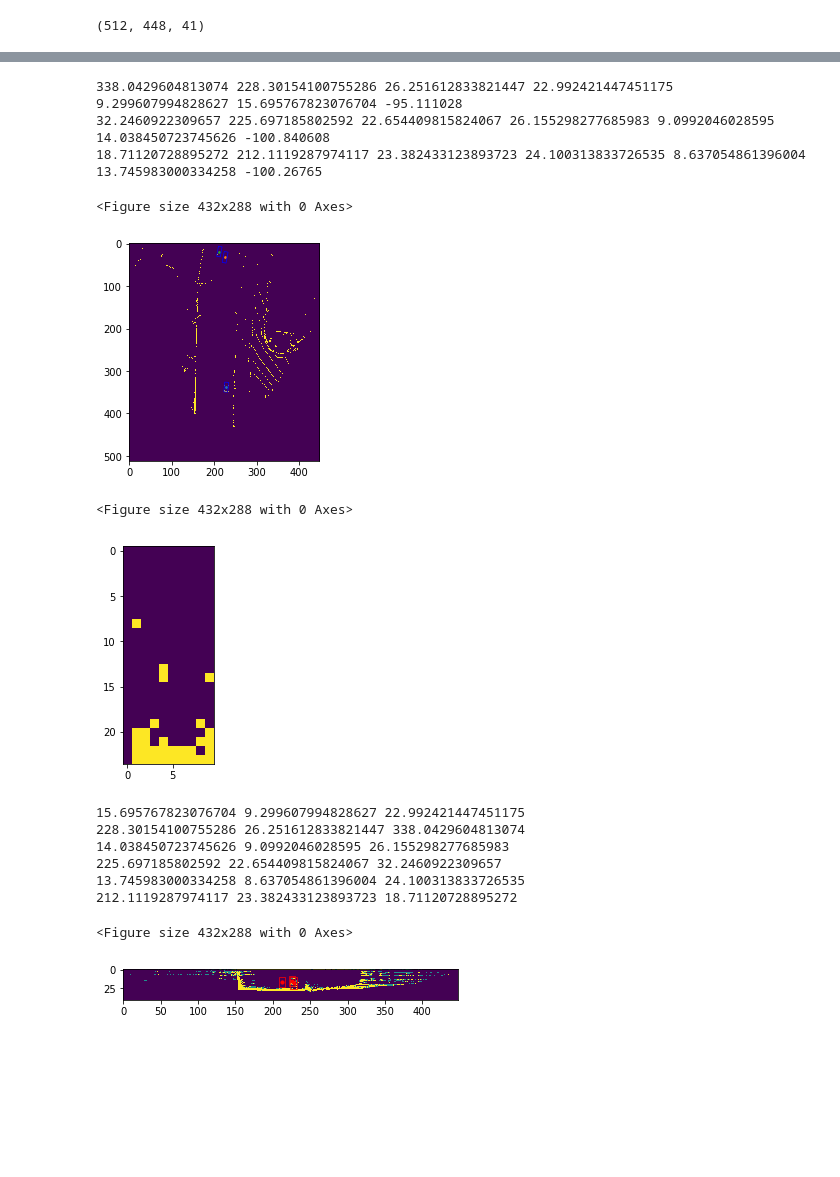
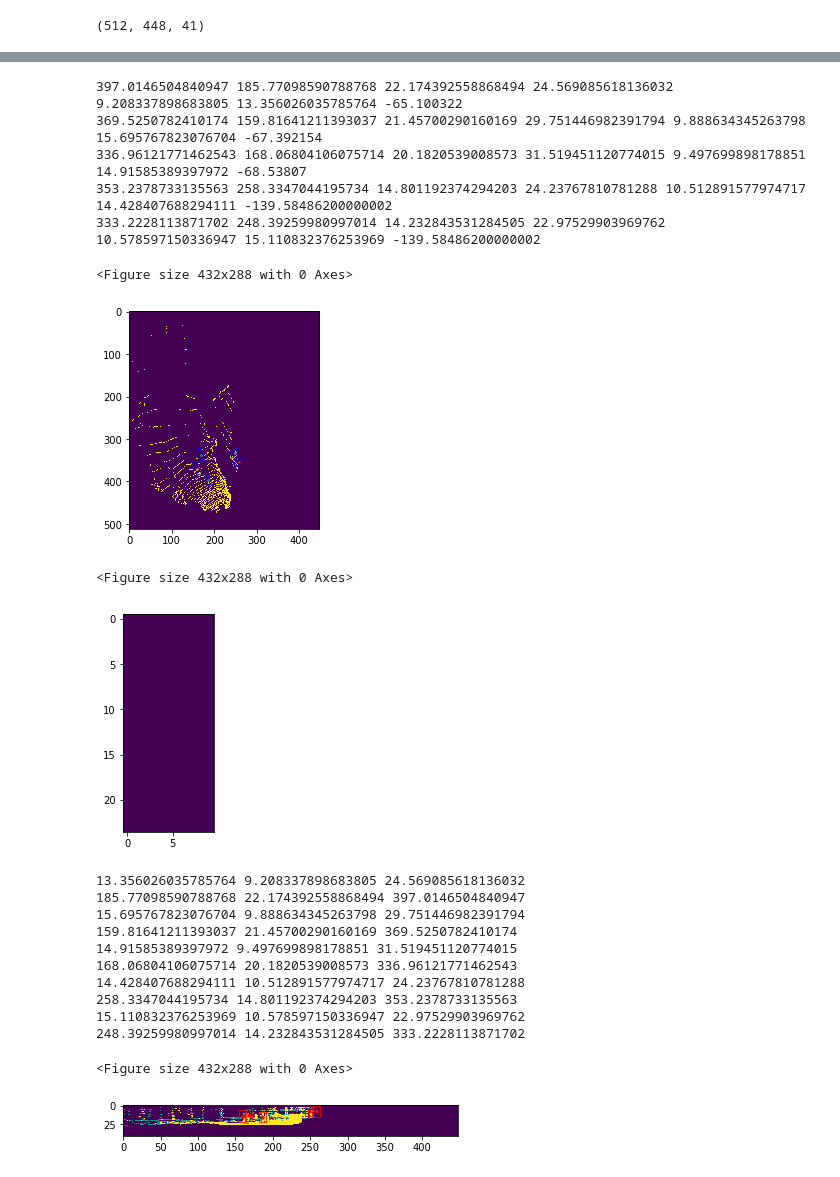
Before and after one commit to marmohamed/Multi-Modal-Fusion-For-3d-Object-Detection, a Jupyter notebook: src/Notebooks/test new data classes.ipynb, the cells around one changed output, grey strips where cells are left out. Drawn from its saved outputs; the diff is of its cells as text; code cells hidden in the pictures; blank space fills up the shorter version.

```diff
--- a/src/Notebooks/test new data classes.ipynb
+++ b/src/Notebooks/test new data classes.ipynb
@@ -64,8 +64,8 @@ def get_augmentation_parameters( training):
                     else:
                         translate_z = 0
 
-                    if np.random.random_sample() >= 0.3:
-                        ang = random.randint(-5, 5)
+                    if np.random.random_sample() >= 0.0:
+                        ang = random.randint(-50, 50)
                     else:
                         ang = 0
 
@@ -124,7 +124,7 @@ def get_augmentation_parameters( training):
         return rot, tr, sc, image_translate_x, image_translate_y, ang
 # %%
 training=True
-base_path = '/Users/apple/Desktop/Master/Data/'
+base_path = '../../../Data/'
 list_files = list(map(lambda x: x.split('.')[0], os.listdir(base_path+'/data_object_image_3/training/image_3')))
 random.seed(0)
 random.shuffle(list_files)
@@ -155,18 +155,19 @@ else:
 # %%
 i_c = 2
 # %%
-rot, tr, sc, image_translate_x, image_translate_y, ang = get_augmentation_parameters(False)
-# print(rot)
-# print(tr)
-# print(sc)
-# print(ang)
+rot, tr, sc, image_translate_x, image_translate_y, ang = get_augmentation_parameters(True)
+print(rot)
+print(tr)
+print(sc)
+print(ang)
 data_reader_obj = DataReader(list_camera_paths[i_c],
                              list_calib_paths[i_c],
                              list_label_paths[i_c],
                              list_lidar_paths[i_c],
                              rot, sc, tr, ang, image_translate_x, image_translate_y, get_actual_dims=True)
 
+# data_reader_obj.lidar_reader = LidarReader(list_lidar_paths[i_c], list_calib_paths[i_c], list_camera_paths[i_c], rot, tr, sc)
 camera_image = data_reader_obj.read_image()
 lidar_image = data_reader_obj.lidar_reader.read_lidar()
 _, label, directions = data_reader_obj.label_reader.read_label()
-# label = get_target(label, directions,  anchors=anchors)
+# label2 = get_target(label, directions,  anchors=anchors)
@@ -267,7 +270,7 @@ np.max(lidar_image), np.min(lidar_image)
 plt.clf()
 fig,ax = plt.subplots(1)
 
-img = (lidar_image*127. + 127.)
+img = (lidar_image*255. + 0.)
 
 img = np.clip(np.mean(img[:, :, 5:25], 2), 0, 1)
 
@@ -298,11 +301,13 @@ for i in range(0, len(label)):
 
 plt.show()
 # %% [output]
-338.0429604813074 228.30154100755286 26.251612833821447 22.992421447451175 9.299607994828627 15.695767823076704 -95.111028
-32.2460922309657 225.697185802592 22.654409815824067 26.155298277685983 9.0992046028595 14.038450723745626 -100.840608
-18.71120728895272 212.1119287974117 23.382433123893723 24.100313833726535 8.637054861396004 13.745983000334258 -100.26765
+397.0146504840947 185.77098590788768 22.174392558868494 24.569085618136032 9.208337898683805 13.356026035785764 -65.100322
+369.5250782410174 159.81641211393037 21.45700290160169 29.751446982391794 9.888634345263798 15.695767823076704 -67.392154
+336.96121771462543 168.06804106075714 20.1820539008573 31.519451120774015 9.497699898178851 14.91585389397972 -68.53807
+353.2378733135563 258.3347044195734 14.801192374294203 24.23767810781288 10.512891577974717 14.428407688294111 -139.58486200000002
+333.2228113871702 248.39259980997014 14.232843531284505 22.97529903969762 10.578597150336947 15.110832376253969 -139.58486200000002
 <Figure size 432x288 with 0 Axes>
-[figure, old version]
+[figure, new version]
 # %%
 plt.clf()
 fig,ax = plt.subplots(1)
@@ -314,49 +319,53 @@ ax.imshow(img)
 plt.show()
 # %% [output]
 <Figure size 432x288 with 0 Axes>
-[figure, old version]
+[figure, new version]
 # %%
 # Create figure and axes
 plt.clf()
 fig,ax = plt.subplots(1)
 
-img = (lidar_image*127. + 127.)
+img = (lidar_image*255. + 0.)
 # Display the image
 img = np.clip(np.mean(img.transpose()[:, :, :], 2), 0, 1)
 # img = cv2.resize(img, (112, 128))
 ax.imshow(img)
 
 for i in range(0, len(label)):
     l = label[i][3]
     w = label[i][4]
     h = label[i][5]
     x = label[i][0]
     y = label[i][1]
     z = label[i][2]
 
     plt.scatter(y, z-h/2, s=10, c='r')
     a = label[i][6]
     if a < 0:
       a = a + 3.14
     print(h, w, l)
     print(y, z, x)
 #     print()
     rect = patches.Rectangle((y-w/2, z-h),w, h, angle=0,linewidth=0.75,edgecolor='r',facecolor='none')
 
     ax.add_patch(rect)
 #     break
 
 
 plt.show()
 # %% [output]
-15.695767823076704 9.299607994828627 22.992421447451175
-228.30154100755286 26.251612833821447 338.0429604813074
-14.038450723745626 9.0992046028595 26.155298277685983
-225.697185802592 22.654409815824067 32.2460922309657
-13.745983000334258 8.637054861396004 24.100313833726535
-212.1119287974117 23.382433123893723 18.71120728895272
+13.356026035785764 9.208337898683805 24.569085618136032
+185.77098590788768 22.174392558868494 397.0146504840947
+15.695767823076704 9.888634345263798 29.751446982391794
+159.81641211393037 21.45700290160169 369.5250782410174
+14.91585389397972 9.497699898178851 31.519451120774015
+168.06804106075714 20.1820539008573 336.96121771462543
+14.428407688294111 10.512891577974717 24.23767810781288
+258.3347044195734 14.801192374294203 353.2378733135563
+15.110832376253969 10.578597150336947 22.97529903969762
+248.39259980997014 14.232843531284505 333.2228113871702
 <Figure size 432x288 with 0 Axes>
-[figure, old version]
+[figure, new version]
 # %%
 plt.clf()
 fig,ax = plt.subplots(1)
```
Also changed, not shown: parts of 10 cells of this notebook, 9 other files.
